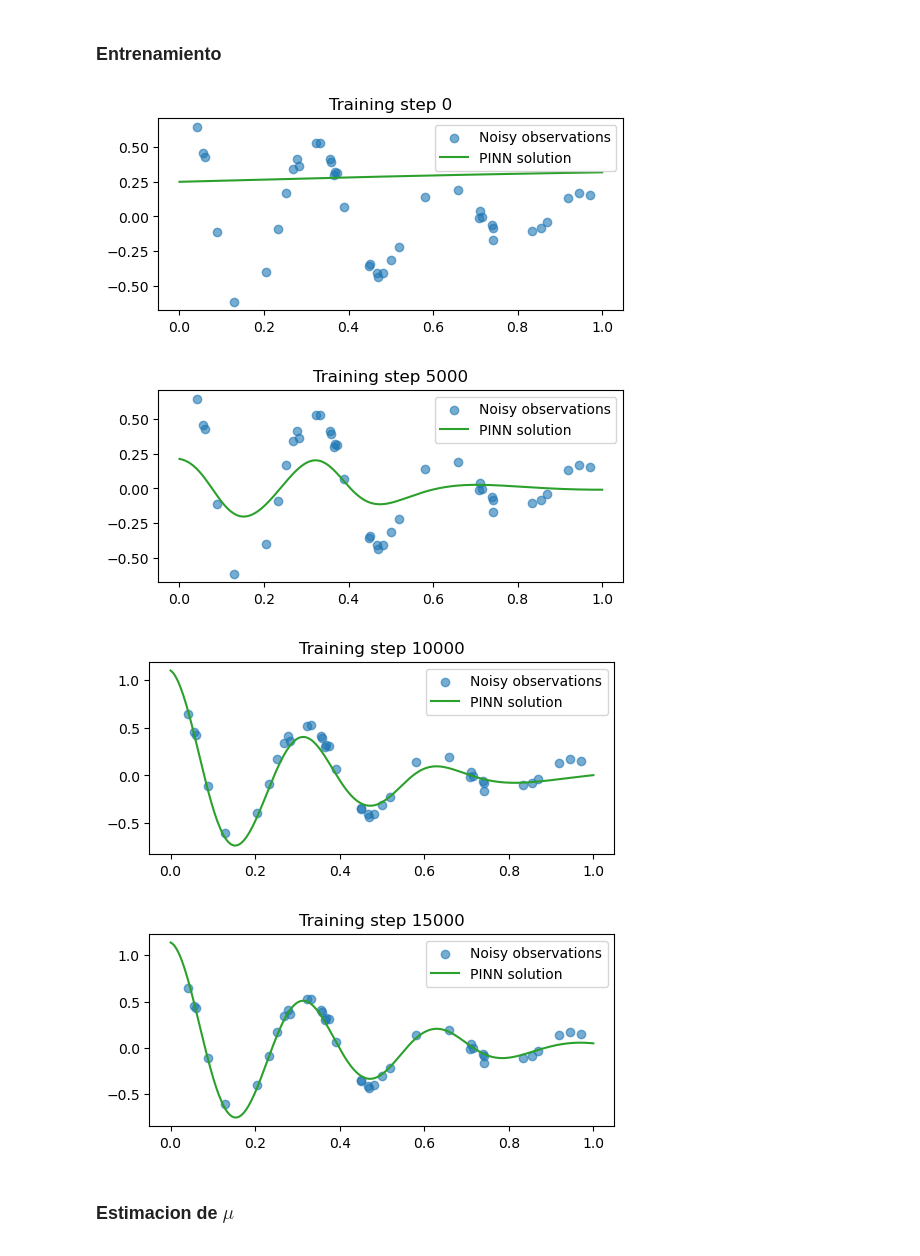
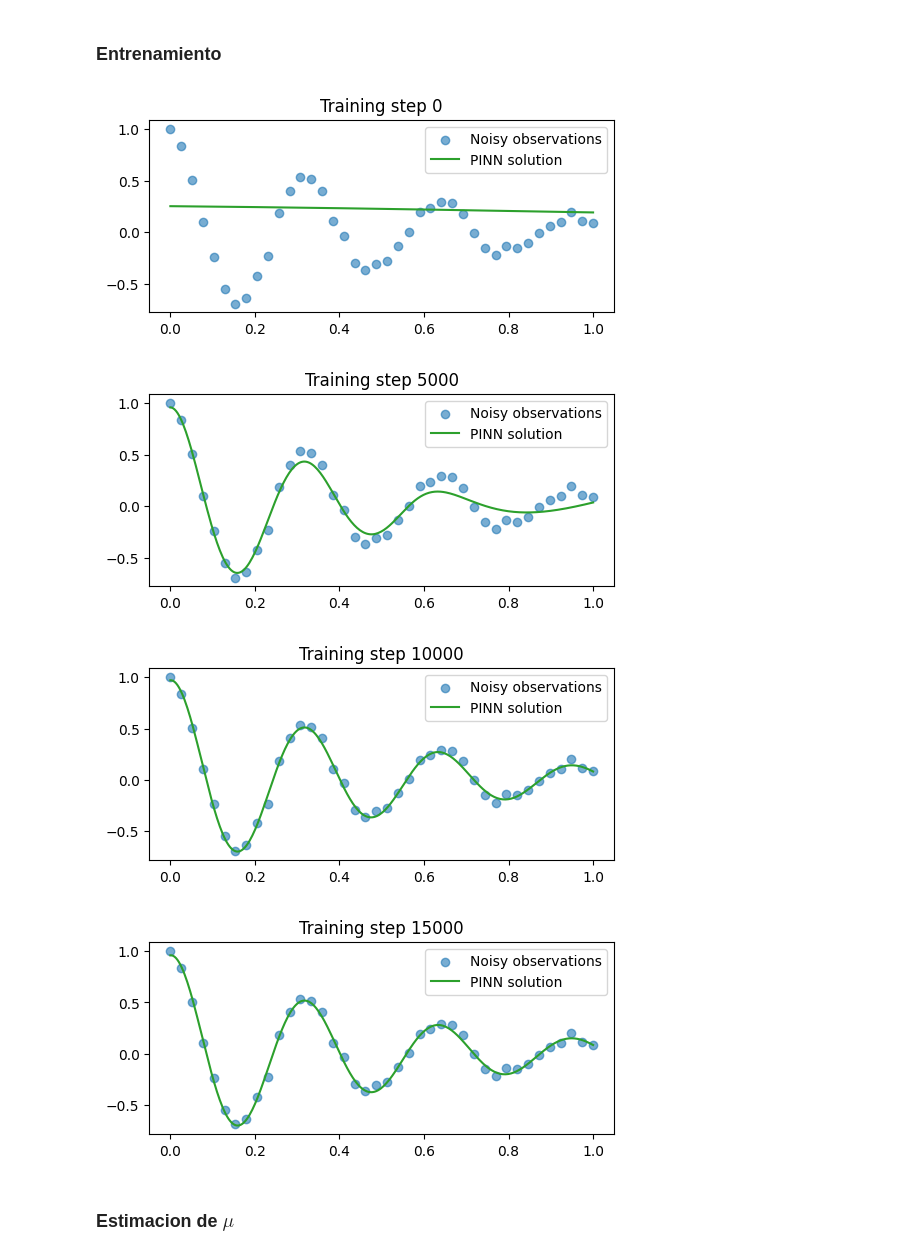
Before and after one commit to AlejandroVillazonG/Tareas_INF395, a Jupyter notebook: T3/T3.ipynb, the cells around one changed output. Saved outputs shown, nothing was run; the diff lists cells and outputs as text; code cells hidden in the pictures.

```diff
--- a/T3/T3.ipynb
+++ b/T3/T3.ipynb
@@ -605,7 +866,7 @@ class MultiHeadAttention(nn.Module):
 
     def __init__(self, num_heads, head_size):
         super().__init__()
-        self.heads = nn.ModuleList([Head(head_size) for _ in range(num_heads)])
+        self.heads = nn.ModuleList([Head(head_size, block_size) for _ in range(num_heads)])
         self.proj = nn.Linear(n_embd, n_embd)
         self.dropout = nn.Dropout(dropout)
 
@@ -693,10 +959,11 @@ m = model.to(device)
 # Parametros del modelo
 print(sum(p.numel() for p in m.parameters())/1e6, 'M parameters')
 
-# Hiperparametros
-lr = #TODO
-optimizer = #TODO
-epochs = #TODO
+# Hiperparámetros
+lr = 0.001  # Tasa de aprendizaje
+optimizer = torch.optim.AdamW(m.parameters(), lr=lr)  # Optimizador AdamW
+epochs = 50  # Número de épocas
+
 eval_interval = 100
 eval_iters = 200
 # %% [output]
@@ -981,53 +1236,57 @@ True value of mu: 4
 mu = torch.nn.Parameter(torch.zeros(1, requires_grad=True))
 mus = []
 
-epochs = #TODO
-pinn = #TODO
-optim = torch.optim.Adam(list(pinn.parameters())+[mu],lr=1e-3)
+epochs = 15_001
+
+# Instancia el modelo PINN
+pinn = simple_ffn(N_INPUT=1, N_OUTPUT=1, N_HIDDEN=32, N_LAYERS=3)
+optim = torch.optim.AdamW(list(pinn.parameters())+[mu],lr=1e-3)
 lambda1 = 1e4
 # %% [markdown]
 ### Entrenamiento
 # %%
+from torch import autograd  # Importar autograd
+
 for i in range(epochs):
-    # reseteamos el gradiente
-    #TODO
+    optim.zero_grad()  # Resetear el gradiente
 
-    # Calculamos la perdida de la ecuacion diferencial
-    u = #TODO
-    dudt = #TODO
-    d2udt2 = #TODO
-    loss1 = torch.mean((d2udt2 + mu*dudt + k*u)**2)
+    # Calcular la pérdida de la ecuación diferencial
+    u = pinn(t_physics)
+    # Asumiendo que tienes una función para calcular dudt y d2udt2
+    dudt = autograd.grad(u, t_physics, grad_outputs=torch.ones_like(u), create_graph=True)[0]
+    d2udt2 = autograd.grad(dudt, t_physics, grad_outputs=torch.ones_like(dudt), create_graph=True)[0]
+    loss1 = torch.mean((d2udt2 + mu * dudt + k * u) ** 2)
 
-    # Calculamos la perdida en funcion de los datos
-    u = #TODO
-    loss2 = torch.mean((u - u_obs)**2)
+    # Calcular la pérdida en función de los datos
+    u_pred = pinn(t_obs)
+    loss2 = torch.mean((u_pred - u_obs) ** 2)
 
-    # Calculamos la perdida total (Custom Loss)
-    loss = loss1 + lambda1*loss2
+    # Calcular la pérdida total
+    loss = loss1 + lambda1 * loss2
 
-    # Backward Pass
-    #TODO
+    # Backward pass
+    loss.backward()
 
-    # Actualizamos los pesos
-    #TODO
+    # Actualizar los pesos
+    optim.step()
 
-    # guardamos el valor de mu
+    # Guardar el valor de mu
     mus.append(mu.item())
 
-    # Visualizamos el resultado cada 5000 iteraciones
+    # Visualización
     if i % 5000 == 0:
-        u = pinn(t_test).detach()
+        u_test = pinn(t_test).detach()
         plt.figure(figsize=(6,2.5))
         plt.scatter(t_obs[:,0], u_obs[:,0], label="Noisy observations", alpha=0.6)
-        plt.plot(t_test[:,0], u[:,0], label="PINN solution", color="tab:green")
+        plt.plot(t_test[:,0], u_test[:,0], label="PINN solution", color="tab:green")
         plt.title(f"Training step {i}")
         plt.legend()
         plt.show()
 # %% [output]
-[figure, old version]
+[figure, new version]
-[figure, old version]
+[figure, new version]
-[figure, old version]
+[figure, new version]
-[figure, old version]
+[figure, new version]
 # %% [markdown]
 ### Estimacion de $\mu$
 # %%
```
Also changed, not shown: parts of 74 cells of this notebook.
